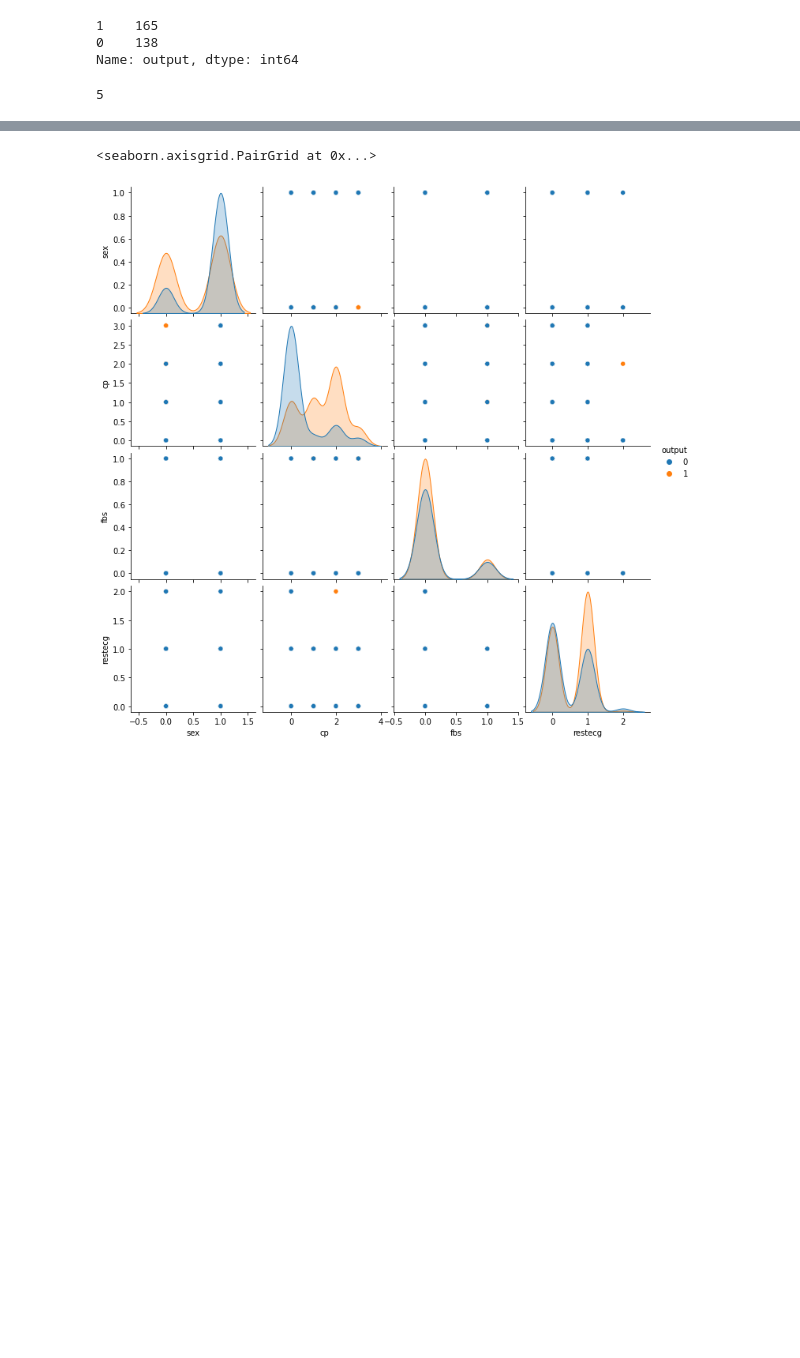
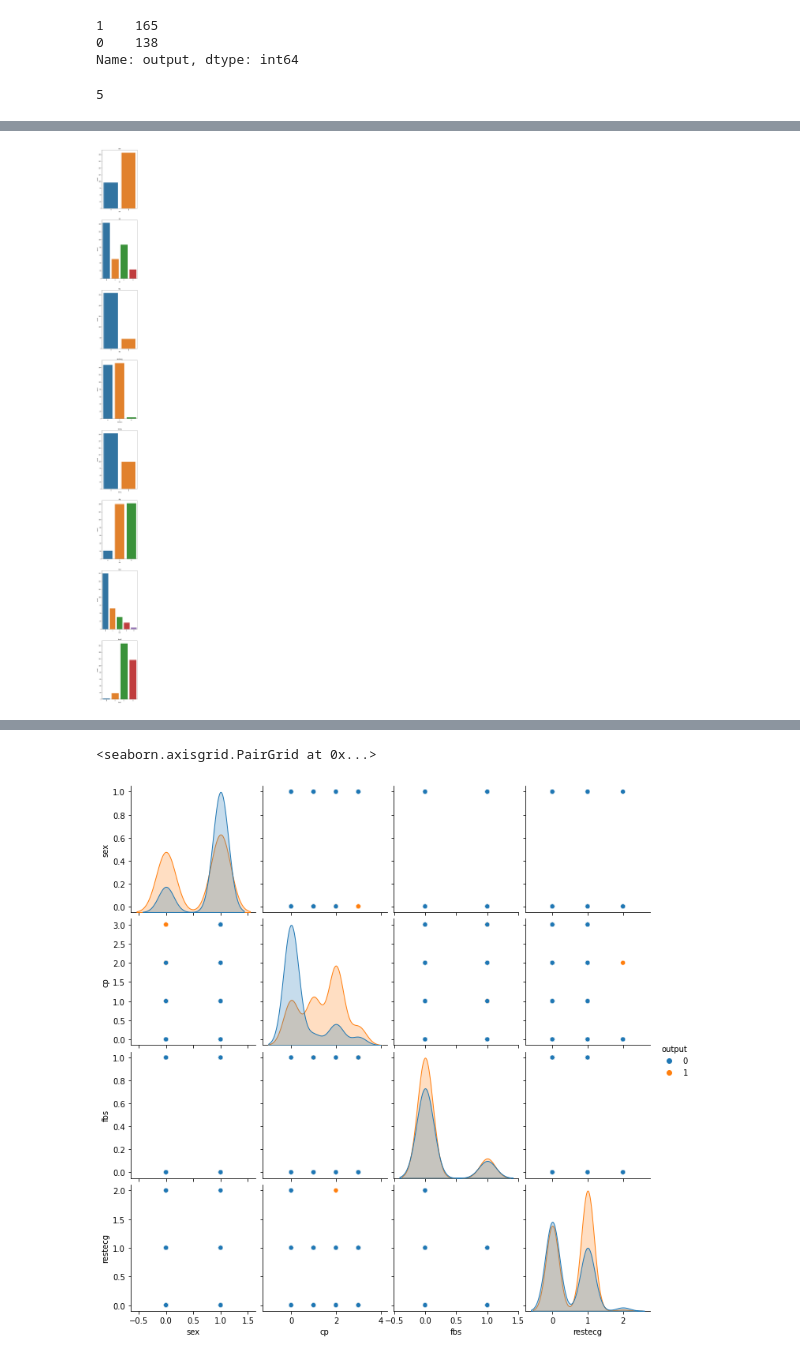
Before and after one commit to tfc1524/Heart, a Jupyter notebook: Heart Attack Project.ipynb, the cells around one changed output, grey strips where cells are left out. Saved outputs shown, nothing was run; the diff lists cells and outputs as text; code cells hidden in the pictures; blank space fills up the shorter version.

```diff
--- a/Heart Attack Project.ipynb
+++ b/Heart Attack Project.ipynb
@@ -95,0 +98,13 @@ sns.pairplot(df_vis, hue='output')
+# %%
+# 類別型欄位視覺化
+plt.figure(figsize=(5,80))
+
+for i in range(len(obj_features)):
+    plt.subplot(len(obj_features), 1, i + 1)
+    plt.title(obj_features[i])
+    df_temp = pd.DataFrame(df.groupby(obj_features[i]).size(), columns=['count'])
+    sns.barplot(x=df_temp.index, y=df_temp['count'])
+
+plt.show()
+# %% [output]
+[figure, added]
```
Also changed, not shown: parts of 10 cells of this notebook.
